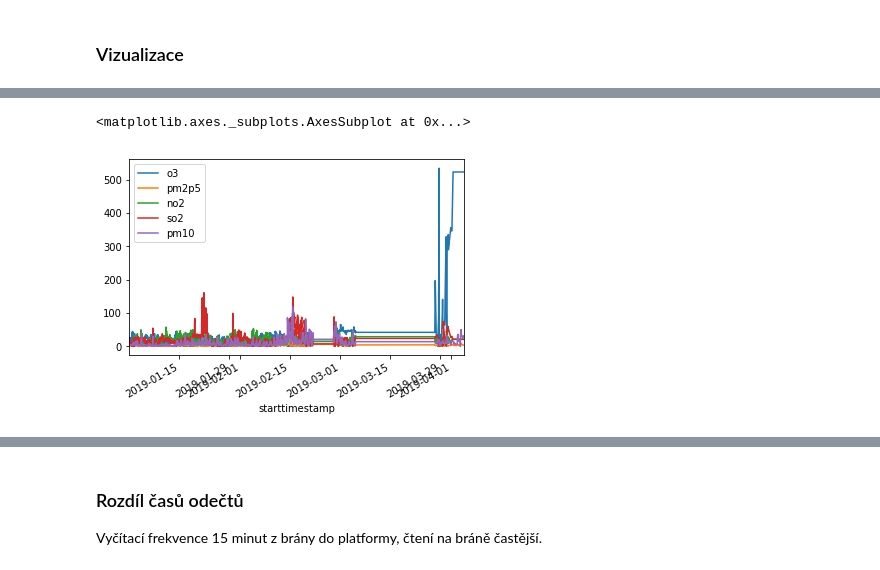
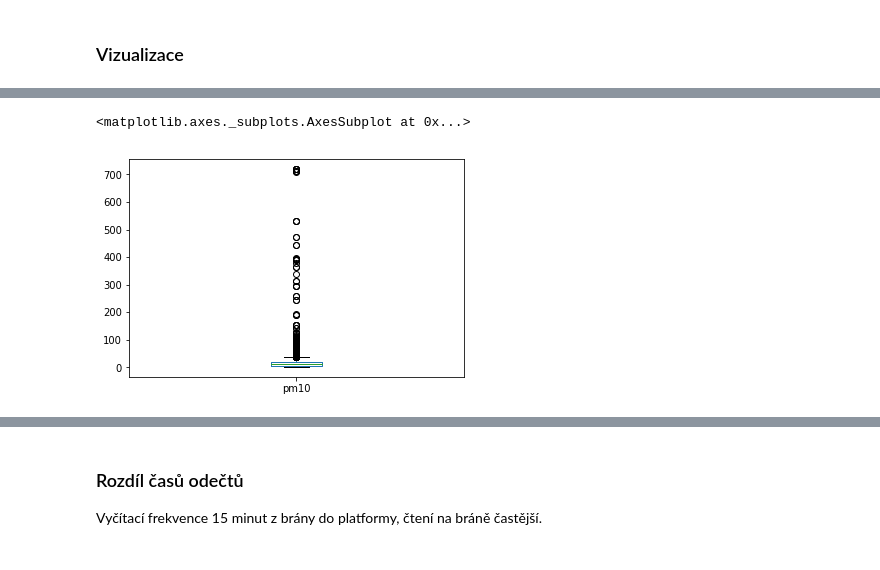
Before and after one commit to podondra/lampy, a Jupyter notebook: analyza.ipynb, the cells around one changed output, grey strips where cells are left out. Drawn from its saved outputs; the diff is of its cells as text; code cells hidden in the pictures.

```diff
--- a/analyza.ipynb
+++ b/analyza.ipynb
@@ -159,5 +157,5 @@ train_data.plot()
-# %%
-test_data.plot()
-# %% [output]
-<matplotlib.axes._subplots.AxesSubplot at 0x...>
-[figure, removed]
+# %%
+train_data['pm10'].plot.box()
+# %% [output]
+<matplotlib.axes._subplots.AxesSubplot at 0x...>
+[figure, added]
```
Also changed, not shown: parts of 25 cells of this notebook.
